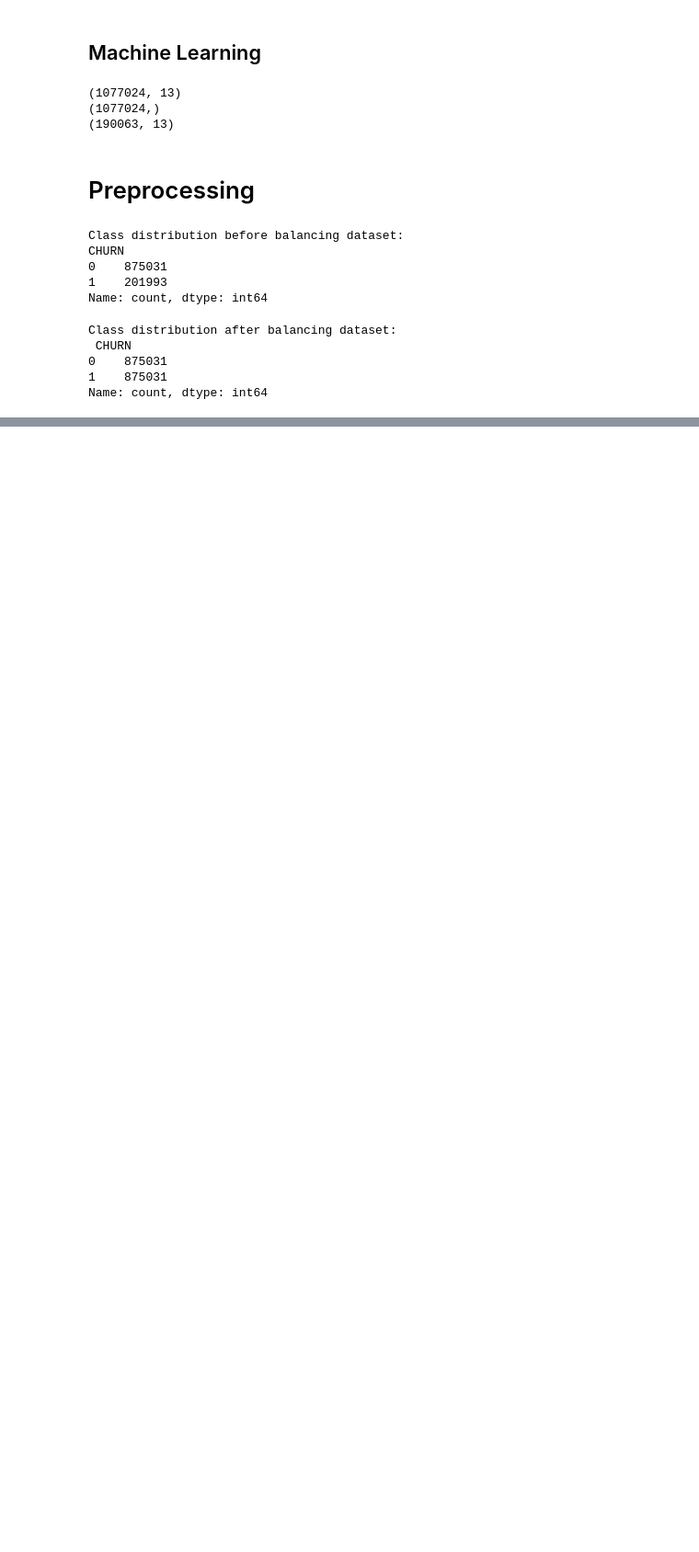
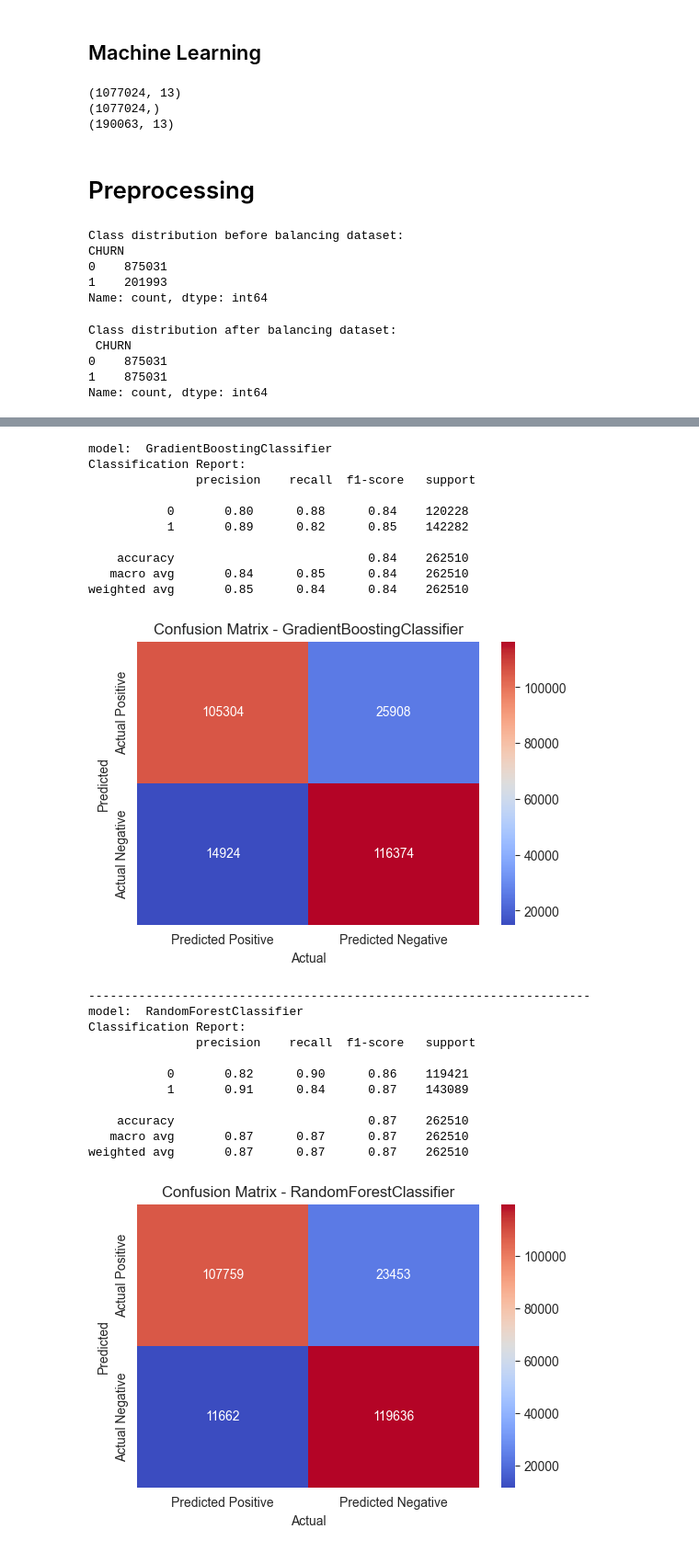
Before and after one commit to kaitany/Capstone_Project, a Jupyter notebook: notebook/customer_churn.ipynb, the cells around one changed output, grey strips where cells are left out. Shown at 92% size. Drawn from its saved outputs; the diff is of its cells as text; code cells hidden in the pictures; blank space fills up the shorter version.

Commit message:
Add app.py file, image/ model folders & notebook update

```diff
--- a/notebook/customer_churn.ipynb
+++ b/notebook/customer_churn.ipynb
@@ -879,3 +879,7 @@ Class distribution after balancing dataset:
 Name: count, dtype: int64
 # %%
 #Split training data into train and' test split
+# %%
+X_train, X_test, y_train, y_test = train_test_split(X_train_resampled, y_train_resampled, test_size = 0.5,random_state=1)
+
+print(f'X_train shape: {X_train.shape}\n y_train shape: {y_train.shape}\n X_test shape: {X_test.shape}\n y_test shape: {y_test.shape}')
@@ -881,0 +893,4 @@ Name: count, dtype: int64
+# %%
+X_train, X_val, y_train, y_val = train_test_split(X_train,y_train,test_size = 0.3, random_state=1)
+
+print(f'X_train shape: {X_train.shape}\n y_train shape: {y_train.shape}\n X_test shape: {X_val.shape}\n y_test shape: {y_val.shape}')
@@ -881,0 +994,60 @@ Name: count, dtype: int64
+# %%
+models = [GradientBoostingClassifier(random_state=42), RandomForestClassifier(random_state=42)]
+metrics = []
+
+# Iterating over models
+for model in models:
+    # Create a pipeline containing the preprocesor and the model
+    pipeline = Pipeline(steps=[
+        #('preprocessor', preprocessor),
+        ('model', model)
+    ])
+
+    # Fit pipeline on the training data
+    pipeline.fit(X_train, y_train)
+
+    # Predict using the evaluation set
+    y_pred = pipeline.predict(X_val)
+
+    # print classification report
+    print('model: ', model.__class__.__name__)
+    print('Classification Report: \n', classification_report(y_pred, y_val))
+
+    #Generate and display confusion matrix
+    conf_matrix = confusion_matrix(y_val, y_pred)
+
+    # Plot confusion matrix
+    plt.figure(figsize=(6, 4))
+    sns.heatmap(conf_matrix, annot=True, cmap='coolwarm', fmt='d',
+                xticklabels=['Predicted Positive', 'Predicted Negative'],
+                yticklabels=['Actual Positive', 'Actual Negative'])
+    plt.xlabel('Actual')
+    plt.ylabel('Predicted')
+    plt.title(f'Confusion Matrix - {model.__class__.__name__}')
+    plt.show()
+
+    print('--'*35)
+# %% [output]
+model:  GradientBoostingClassifier
+Classification Report:
+               precision    recall  f1-score   support
+
+           0       0.80      0.88      0.84    120228
+           1       0.89      0.82      0.85    142282
+
+    accuracy                           0.84    262510
+   macro avg       0.84      0.85      0.84    262510
+weighted avg       0.85      0.84      0.84    262510
+[figure, added]
+----------------------------------------------------------------------
+model:  RandomForestClassifier
+Classification Report:
+               precision    recall  f1-score   support
+
+           0       0.82      0.90      0.86    119421
+           1       0.91      0.84      0.87    143089
+
+    accuracy                           0.87    262510
+   macro avg       0.87      0.87      0.87    262510
+weighted avg       0.87      0.87      0.87    262510
+[figure, added]
```
Also changed, not shown: parts of 30 cells of this notebook, 4 other files.
